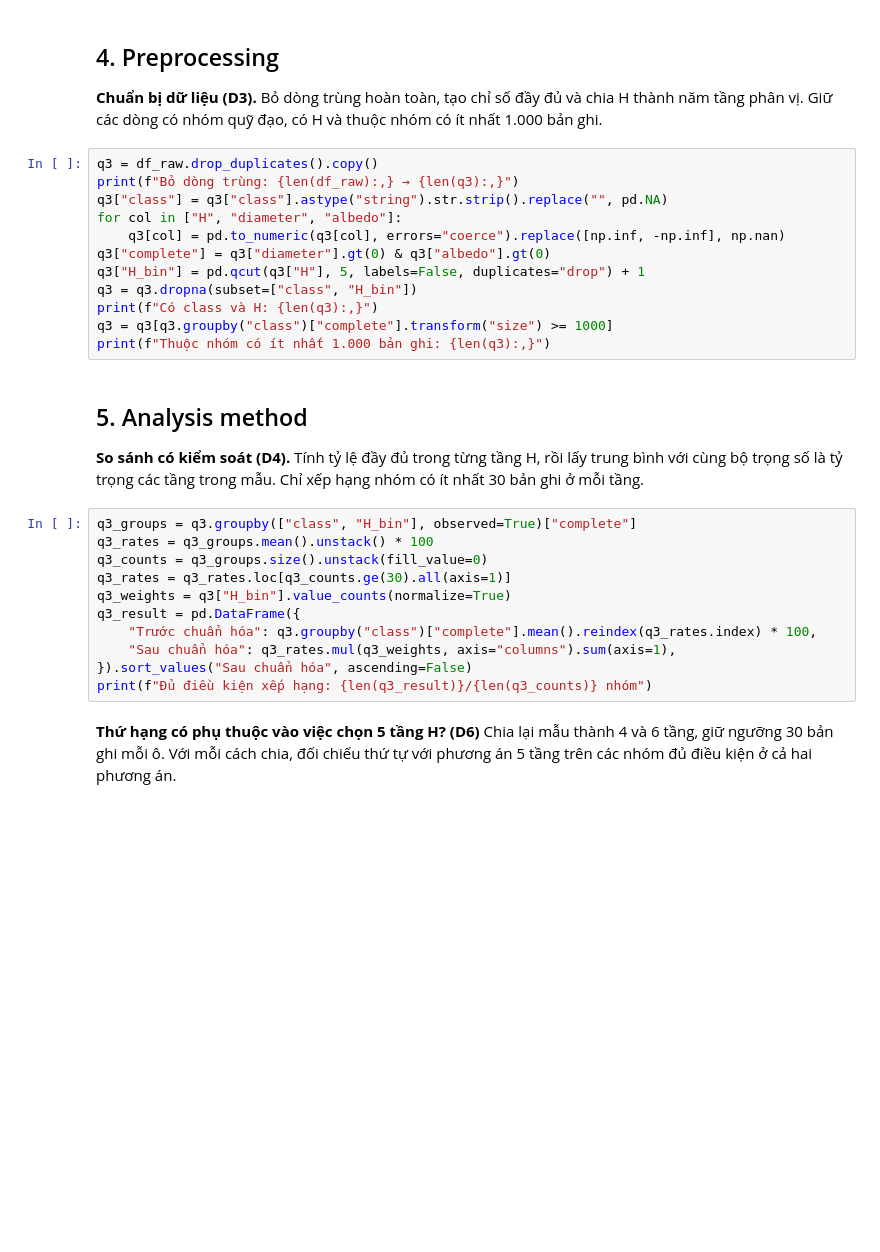
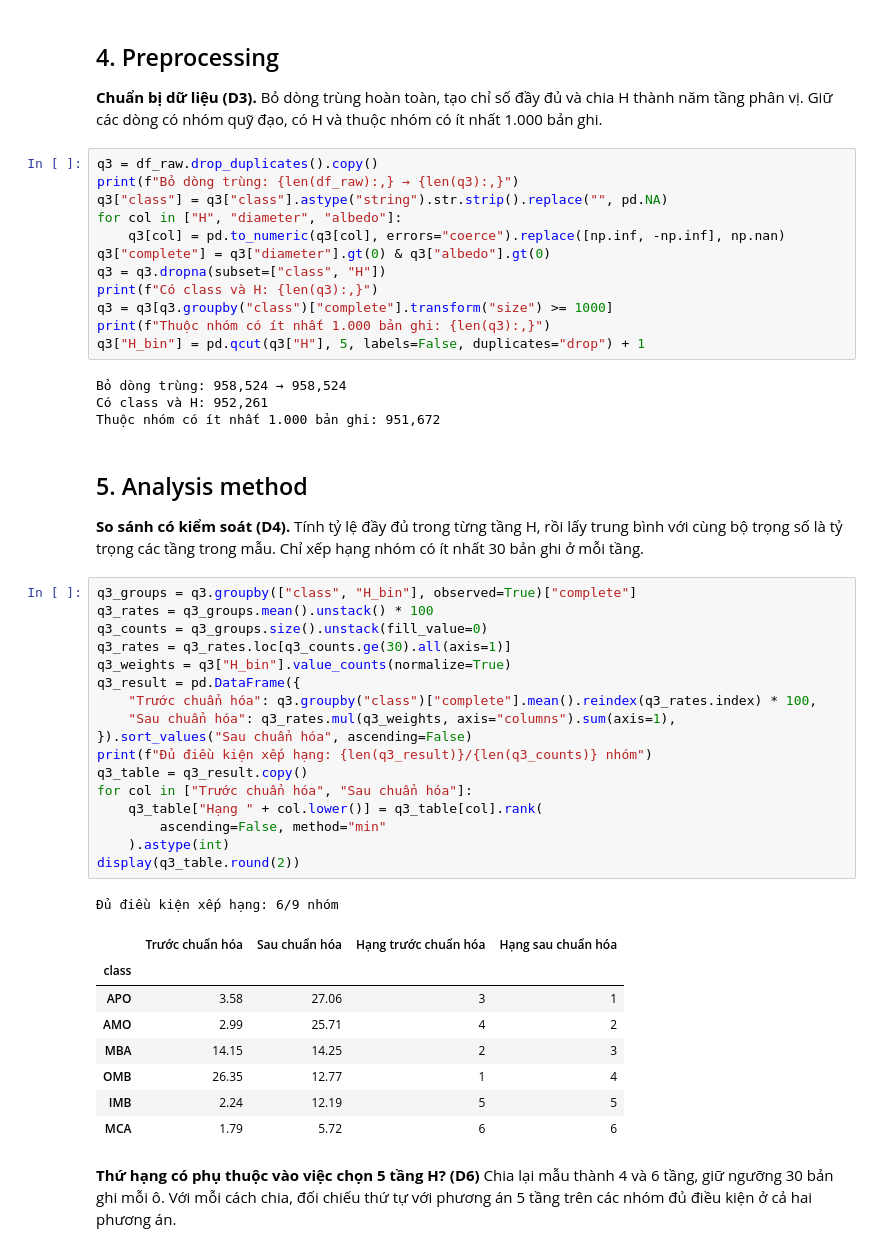
Before and after one commit to hohuunghiem/Programming-for-Data-Science, a Jupyter notebook: notebooks/02_analysis.ipynb, the cells around one changed output. Drawn from its saved outputs; the diff is of its cells as text; blank space fills up the shorter version.

```diff
--- a/notebooks/02_analysis.ipynb
+++ b/notebooks/02_analysis.ipynb
@@ -488,11 +488,15 @@ q3["class"] = q3["class"].astype("string").str.strip().replace("", pd.NA)
 for col in ["H", "diameter", "albedo"]:
     q3[col] = pd.to_numeric(q3[col], errors="coerce").replace([np.inf, -np.inf], np.nan)
 q3["complete"] = q3["diameter"].gt(0) & q3["albedo"].gt(0)
-q3["H_bin"] = pd.qcut(q3["H"], 5, labels=False, duplicates="drop") + 1
-q3 = q3.dropna(subset=["class", "H_bin"])
+q3 = q3.dropna(subset=["class", "H"])
 print(f"Có class và H: {len(q3):,}")
 q3 = q3[q3.groupby("class")["complete"].transform("size") >= 1000]
 print(f"Thuộc nhóm có ít nhất 1.000 bản ghi: {len(q3):,}")
+q3["H_bin"] = pd.qcut(q3["H"], 5, labels=False, duplicates="drop") + 1
+# %% [output]
+Bỏ dòng trùng: 958,524 → 958,524
+Có class và H: 952,261
+Thuộc nhóm có ít nhất 1.000 bản ghi: 951,672
 # %% [markdown]
 ## 5. Analysis method
 
@@ -500,14 +504,30 @@ print(f"Thuộc nhóm có ít nhất 1.000 bản ghi: {len(q3):,}")
 # %%
 q3_groups = q3.groupby(["class", "H_bin"], observed=True)["complete"]
 q3_rates = q3_groups.mean().unstack() * 100
 q3_counts = q3_groups.size().unstack(fill_value=0)
 q3_rates = q3_rates.loc[q3_counts.ge(30).all(axis=1)]
 q3_weights = q3["H_bin"].value_counts(normalize=True)
 q3_result = pd.DataFrame({
     "Trước chuẩn hóa": q3.groupby("class")["complete"].mean().reindex(q3_rates.index) * 100,
     "Sau chuẩn hóa": q3_rates.mul(q3_weights, axis="columns").sum(axis=1),
 }).sort_values("Sau chuẩn hóa", ascending=False)
 print(f"Đủ điều kiện xếp hạng: {len(q3_result)}/{len(q3_counts)} nhóm")
+q3_table = q3_result.copy()
+for col in ["Trước chuẩn hóa", "Sau chuẩn hóa"]:
+    q3_table["Hạng " + col.lower()] = q3_table[col].rank(
+        ascending=False, method="min"
+    ).astype(int)
+display(q3_table.round(2))
+# %% [output]
+Đủ điều kiện xếp hạng: 6/9 nhóm
+|  | Trước chuẩn hóa | Sau chuẩn hóa | Hạng trước chuẩn hóa | Hạng sau chuẩn hóa |
+| class |  |  |  |  |
+| APO | 3.58 | 27.06 | 3 | 1 |
+| AMO | 2.99 | 25.71 | 4 | 2 |
+| MBA | 14.15 | 14.25 | 2 | 3 |
+| OMB | 26.35 | 12.77 | 1 | 4 |
+| IMB | 2.24 | 12.19 | 5 | 5 |
+| MCA | 1.79 | 5.72 | 6 | 6 |
 # %% [markdown]
 **Thứ hạng có phụ thuộc vào việc chọn 5 tầng H? (D6)** Chia lại mẫu thành 4 và 6 tầng, giữ ngưỡng 30 bản ghi mỗi ô. Với mỗi cách chia, đối chiếu thứ tự với phương án 5 tầng trên các nhóm đủ điều kiện ở cả hai phương án.
 # %%
```
Also changed, not shown: parts of 4 cells of this notebook.
